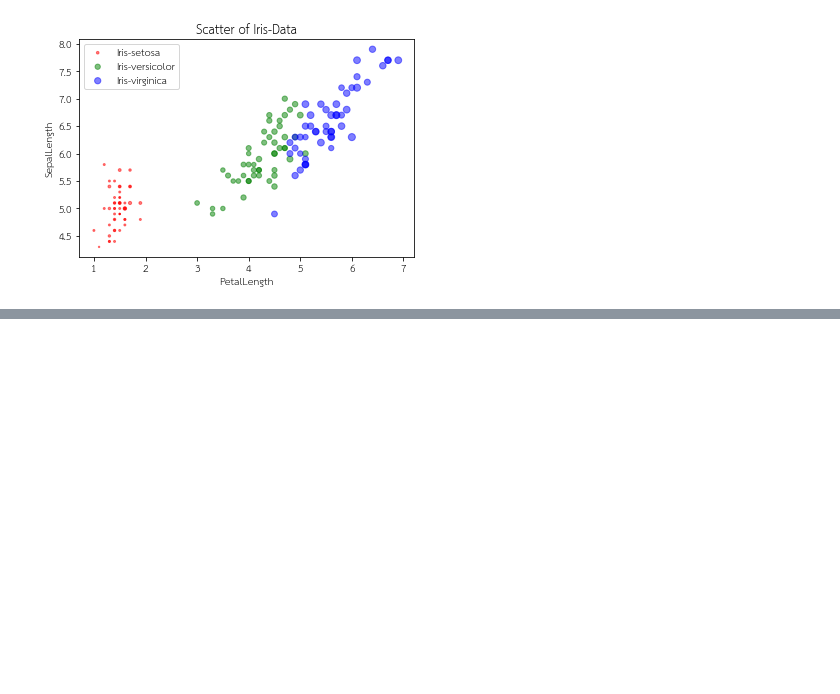
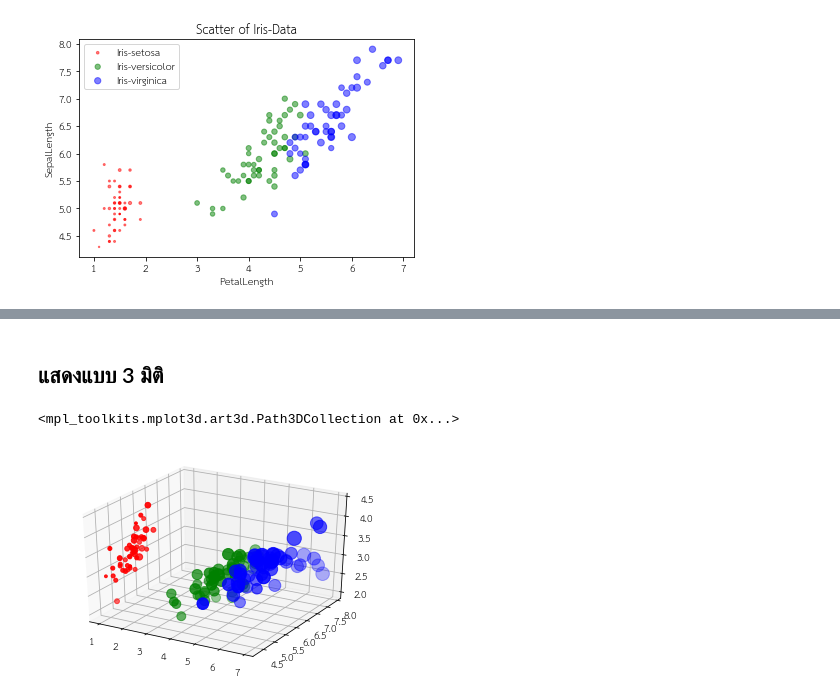
Before and after one commit to ThanikPimpiban/data_viz_2022, a Jupyter notebook: DataViz02_Data_Distribution.ipynb, the cells around one changed output, grey strips where cells are left out. Cells and saved outputs as stored; diff of their text form; code cells hidden in the pictures; blank space fills up the shorter version.

```diff
--- a/DataViz02_Data_Distribution.ipynb
+++ b/DataViz02_Data_Distribution.ipynb
@@ -122,0 +145,8 @@ plt.ylabel('SepalLength');
+# %% [markdown]
+## แสดงแบบ 3 มิติ
+# %%
+ax = plt.axes(projection = "3d")
+ax.scatter(df2['PetalLength'],df2['SepalLength'],df2['SepalWidth'],c=df2['Name'],s=80*df2['PetalWidth'])
+# %% [output]
+<mpl_toolkits.mplot3d.art3d.Path3DCollection at 0x...>
+[figure, added]
```
Also changed, not shown: parts of 35 cells of this notebook.
